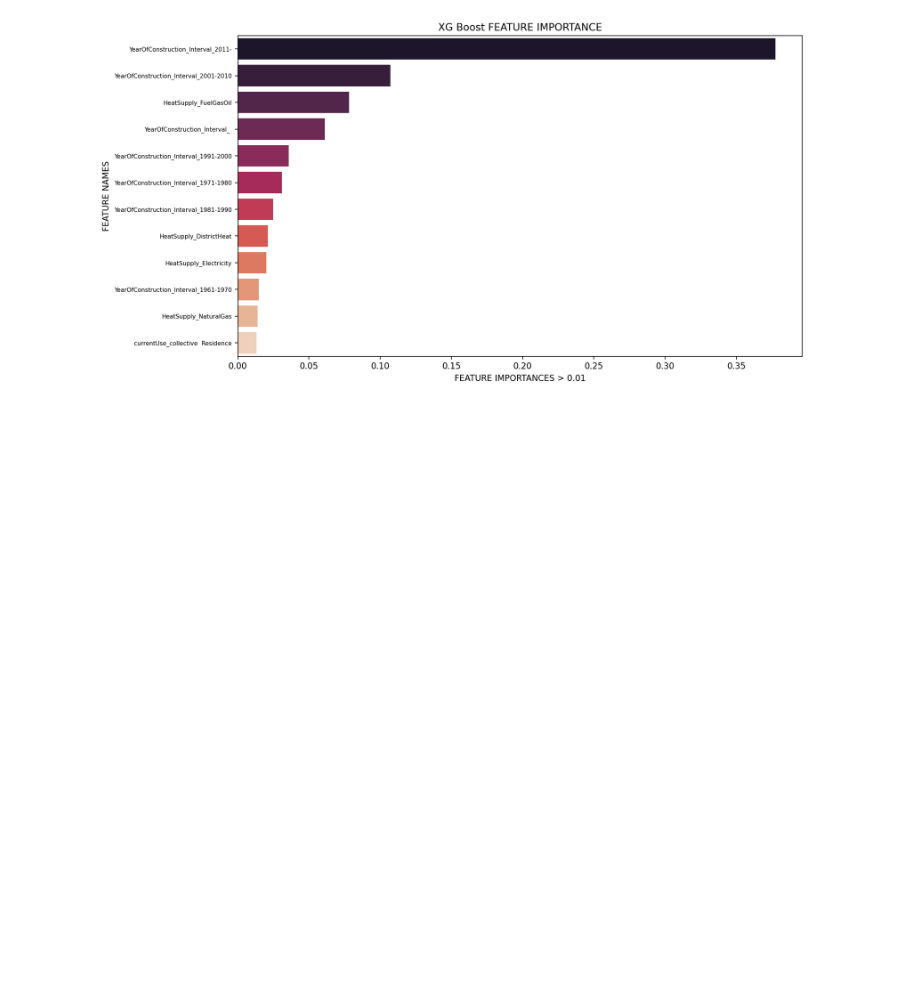
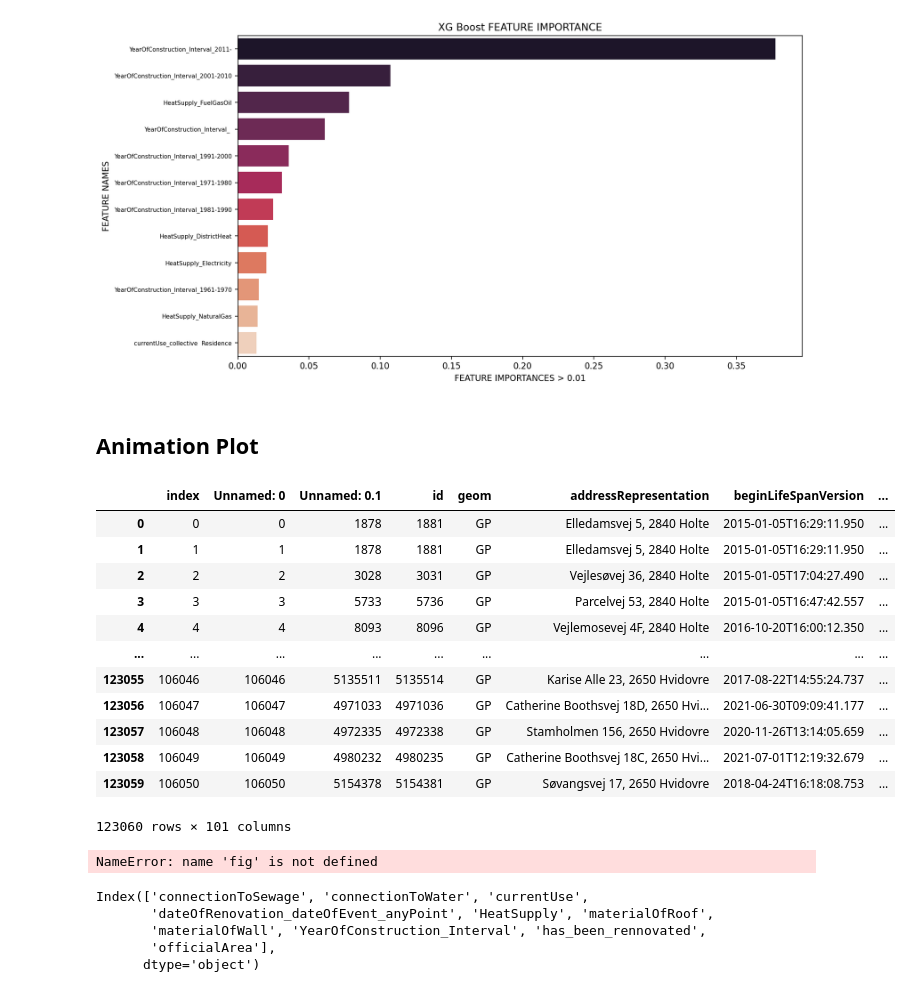
Before and after one commit to oliversvane/DTU_SocialDataProject, a Jupyter notebook: Predictions_martins.ipynb, the cells around one changed output. Cells and saved outputs as stored; diff of their text form; code cells hidden in the pictures; blank space fills up the shorter version.

```diff
--- a/Predictions_martins.ipynb
+++ b/Predictions_martins.ipynb
@@ -9,6 +9,8 @@ from sklearn.metrics import *
 from sklearn.preprocessing import StandardScaler
 from sklearn.model_selection import train_test_split, RandomizedSearchCV
 from xgboost import XGBClassifier
+df = pd.read_pickle("data/final_final_final_data.pkl")
+import matplotlib
 # %% [markdown]
 # Predictions
 # %% [markdown]
@@ -271,3 +273,21 @@ Over all the model is not fantastic, however it will give a good approximation o
 plot_feature_importance(model_xg.feature_importances_,labels,"XG Boost")
 # %% [output]
 [figure]
+# %% [markdown]
+## Animation Plot
+# %%
+df
+# %% [output]
+|  | index | Unnamed: 0 | Unnamed: 0.1 | id | geom | addressRepresentation | beginLifeSpanVersion | ... |
+| 0 | 0 | 0 | 1878 | 1881 | GP | Elledamsvej 5, 2840 Holte | 2015-01-05T16:29:11.950 | ... |
+| 1 | 1 | 1 | 1878 | 1881 | GP | Elledamsvej 5, 2840 Holte | 2015-01-05T16:29:11.950 | ... |
+| 2 | 2 | 2 | 3028 | 3031 | GP | Vejlesøvej 36, 2840 Holte | 2015-01-05T17:04:27.490 | ... |
+| 3 | 3 | 3 | 5733 | 5736 | GP | Parcelvej 53, 2840 Holte | 2015-01-05T16:47:42.557 | ... |
+| 4 | 4 | 4 | 8093 | 8096 | GP | Vejlemosevej 4F, 2840 Holte | 2016-10-20T16:00:12.350 | ... |
+| ... | ... | ... | ... | ... | ... | ... | ... | ... |
+| 123055 | 106046 | 106046 | 5135511 | 5135514 | GP | Karise Alle 23, 2650 Hvidovre | 2017-08-22T14:55:24.737 | ... |
+| 123056 | 106047 | 106047 | 4971033 | 4971036 | GP | Catherine Boothsvej 18D, 2650 Hvi... | 2021-06-30T09:09:41.177 | ... |
+| 123057 | 106048 | 106048 | 4972335 | 4972338 | GP | Stamholmen 156, 2650 Hvidovre | 2020-11-26T13:14:05.659 | ... |
+| 123058 | 106049 | 106049 | 4980232 | 4980235 | GP | Catherine Boothsvej 18C, 2650 Hvi... | 2021-07-01T12:19:32.679 | ... |
+| 123059 | 106050 | 106050 | 5154378 | 5154381 | GP | Søvangsvej 17, 2650 Hvidovre | 2018-04-24T16:18:08.753 | ... |
+123060 rows × 101 columns
@@ -273,0 +314,21 @@ plot_feature_importance(model_xg.feature_importances_,labels,"XG Boost")
+# %%
+anim = matplotlib.animation.FuncAnimation(
+    fig=fig,
+    func=update,
+    frames=date_list,
+    interval=100,
+    repeat=True,
+    repeat_delay=2000
+)
+
+anim.save(local_path+'myanim.gif')
+# %% [output]
+NameError: name 'fig' is not defined
+# %%
+pred_df[X].columns
+# %% [output]
+Index(['connectionToSewage', 'connectionToWater', 'currentUse',
+       'dateOfRenovation_dateOfEvent_anyPoint', 'HeatSupply', 'materialOfRoof',
+       'materialOfWall', 'YearOfConstruction_Interval', 'has_been_rennovated',
+       'officialArea'],
+      dtype='object')
```
Also changed, not shown: parts of 6 cells of this notebook.
